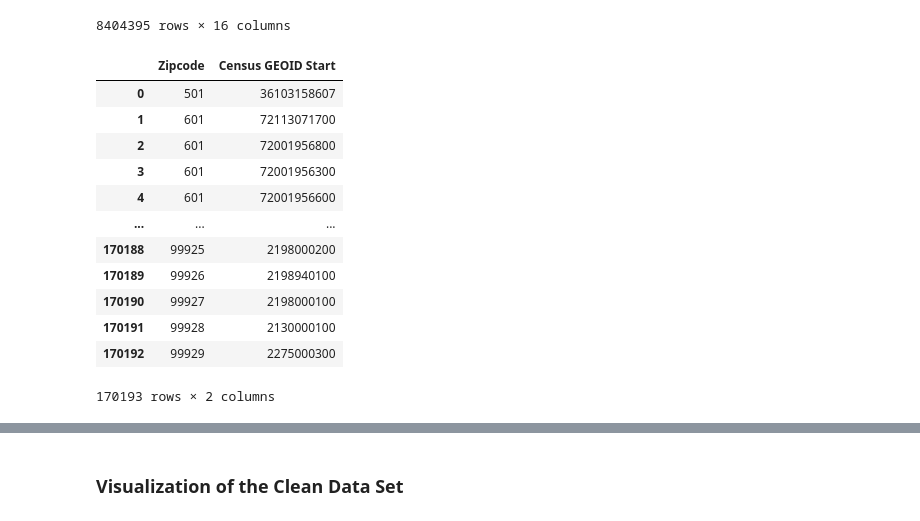
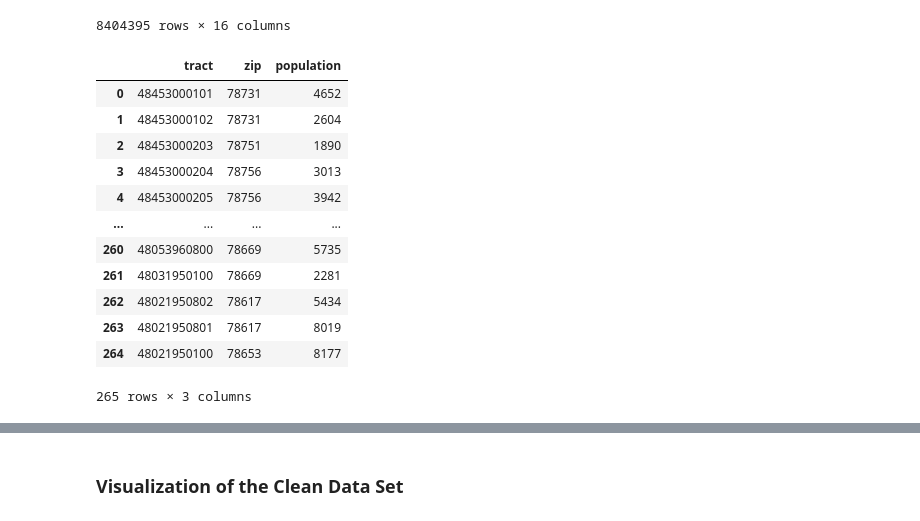
Before and after one commit to sheetalbongale/Scooters-In-Austin-Data-Analysis, a Jupyter notebook: notebooks/shared_mobility_AODP/shared_mobility_data_wrangling.ipynb, the cells around one changed output, grey strips where cells are left out. Cells and saved outputs as stored; diff of their text form; code cells hidden in the pictures.

```diff
--- a/notebooks/shared_mobility_AODP/shared_mobility_data_wrangling.ipynb
+++ b/notebooks/shared_mobility_AODP/shared_mobility_data_wrangling.ipynb
@@ -247,8 +123,7 @@ clean_df.to_csv(output_data_file)
 # %% [markdown]
 ### Data Merging
 # %%
-csvpath1 = os.path.join("/Users/sheetalbongale/Scooters_In_Austin_Data_Analysis/resources/zip_tract_092019.csv")
-csvpath2 = os.path.join("/Users/sheetalbongale/Scooters_In_Austin_Data_Analysis/resources/shared_mobility_data.csv")
+# Load the Census Tract-Zip conversion CSV File
+csvpath1 = os.path.join("/Users/sheetalbongale/Scooters_In_Austin_Data_Analysis/resources/tract_to_zip.csv")
 zip_data_start = pd.read_csv(csvpath1)
 zip_data_end = pd.read_csv(csvpath1)
-clean_df = pd.read_csv(csvpath2, low_memory=False)
@@ -284,21 +150,21 @@ clean_df
 | 8404394 | ea8f890f-8d3d-4954-aab5-439f60d79da1 | 897cf921-4c5e-40a1-a751-857ace6c2450 | 2020-01-09 23:30:10 | 9 | 9 | scooter | ... |
 8404395 rows × 16 columns
 # %%
-#column3 = zip_data['tract']
-#zip_data['Census GEOID End'] = column3
-zip_data_start.rename(columns={'zip': 'Zipcode', 'tract': 'Census GEOID Start'}, inplace=True)
+#zip_data_start.rename(columns={'zip': 'Zipcode', 'tract': 'Census GEOID Start'}, inplace=True)
+zip_data_start = zip_data_start.dropna()
+zip_data_end = zip_data_end.dropna()
 zip_data_start
 # %% [output]
-|  | Zipcode | Census GEOID Start |
-| 0 | 501 | 36103158607 |
-| 1 | 601 | 72113071700 |
-| 2 | 601 | 72001956800 |
-| 3 | 601 | 72001956300 |
-| 4 | 601 | 72001956600 |
-| ... | ... | ... |
-| 170188 | 99925 | 2198000200 |
-| 170189 | 99926 | 2198940100 |
-| 170190 | 99927 | 2198000100 |
-| 170191 | 99928 | 2130000100 |
-| 170192 | 99929 | 2275000300 |
+|  | tract | zip | population |
+| 0 | 48453000101 | 78731 | 4652 |
+| 1 | 48453000102 | 78731 | 2604 |
+| 2 | 48453000203 | 78751 | 1890 |
+| 3 | 48453000204 | 78756 | 3013 |
+| 4 | 48453000205 | 78756 | 3942 |
+| ... | ... | ... | ... |
+| 260 | 48053960800 | 78669 | 5735 |
+| 261 | 48031950100 | 78669 | 2281 |
+| 262 | 48021950802 | 78617 | 5434 |
+| 263 | 48021950801 | 78617 | 8019 |
+| 264 | 48021950100 | 78653 | 8177 |
-170193 rows × 2 columns
+265 rows × 3 columns
```
Also changed, not shown: parts of 43 cells of this notebook, 3 other files.
